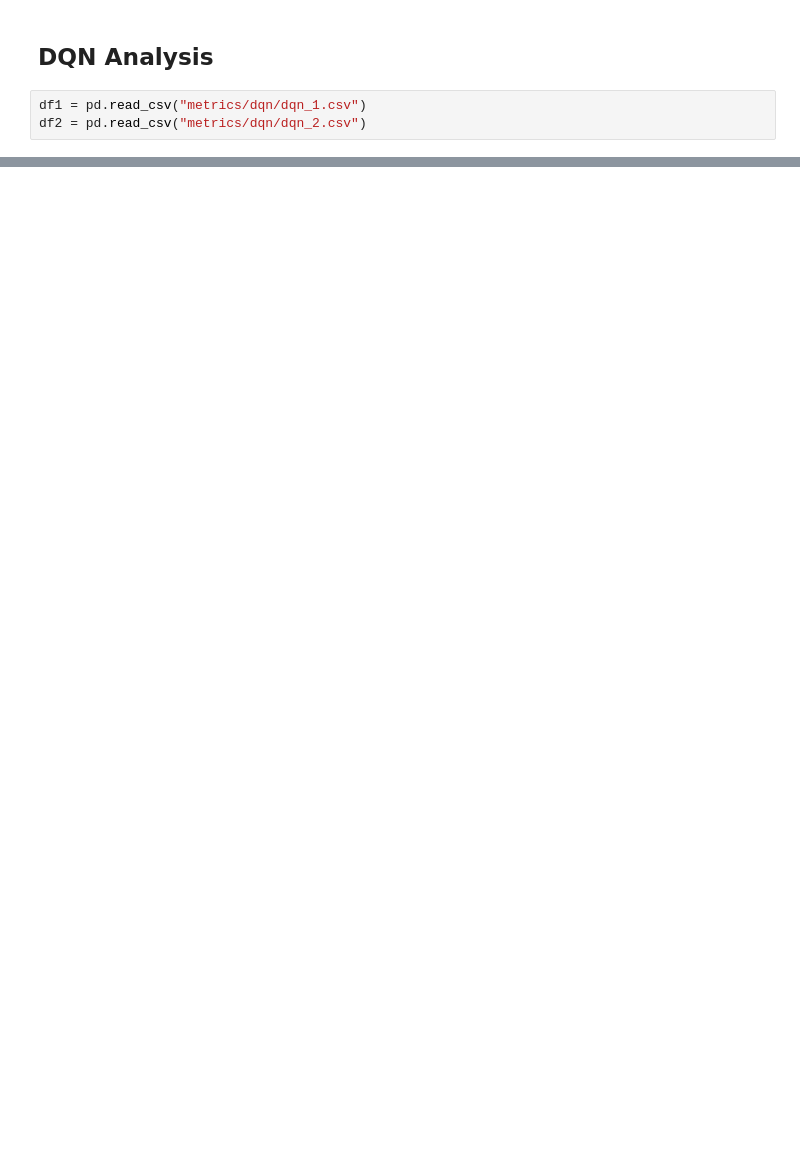
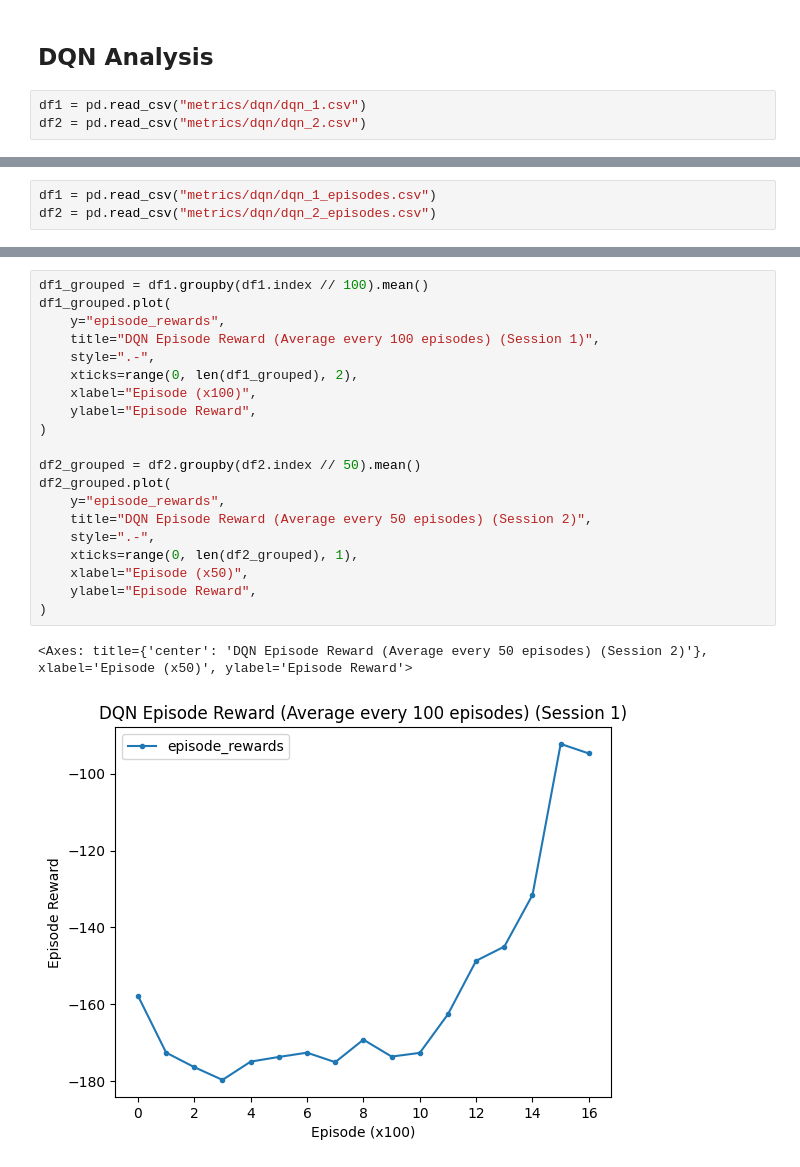
Before and after one commit to Ayushsaha103/2024_AI_Racecar_Simulation---ECS170_Final_Project, a Jupyter notebook: data_analysis.ipynb, the cells around one changed output, grey strips where cells are left out. Drawn from its saved outputs; the diff is of its cells as text; blank space fills up the shorter version.

```diff
--- a/data_analysis.ipynb
+++ b/data_analysis.ipynb
@@ -253,0 +290,3 @@ df2_grouped.plot(
+# %%
+df1 = pd.read_csv("metrics/dqn/dqn_1_episodes.csv")
+df2 = pd.read_csv("metrics/dqn/dqn_2_episodes.csv")
@@ -253,0 +300,23 @@ df2_grouped.plot(
+# %%
+df1_grouped = df1.groupby(df1.index // 100).mean()
+df1_grouped.plot(
+    y="episode_rewards",
+    title="DQN Episode Reward (Average every 100 episodes) (Session 1)",
+    style=".-",
+    xticks=range(0, len(df1_grouped), 2),
+    xlabel="Episode (x100)",
+    ylabel="Episode Reward",
+)
+
+df2_grouped = df2.groupby(df2.index // 50).mean()
+df2_grouped.plot(
+    y="episode_rewards",
+    title="DQN Episode Reward (Average every 50 episodes) (Session 2)",
+    style=".-",
+    xticks=range(0, len(df2_grouped), 1),
+    xlabel="Episode (x50)",
+    ylabel="Episode Reward",
+)
+# %% [output]
+<Axes: title={'center': 'DQN Episode Reward (Average every 50 episodes) (Session 2)'}, xlabel='Episode (x50)', ylabel='Episode Reward'>
+[figure, added]
```
Also changed, not shown: parts of 20 cells of this notebook, 1 other file.
